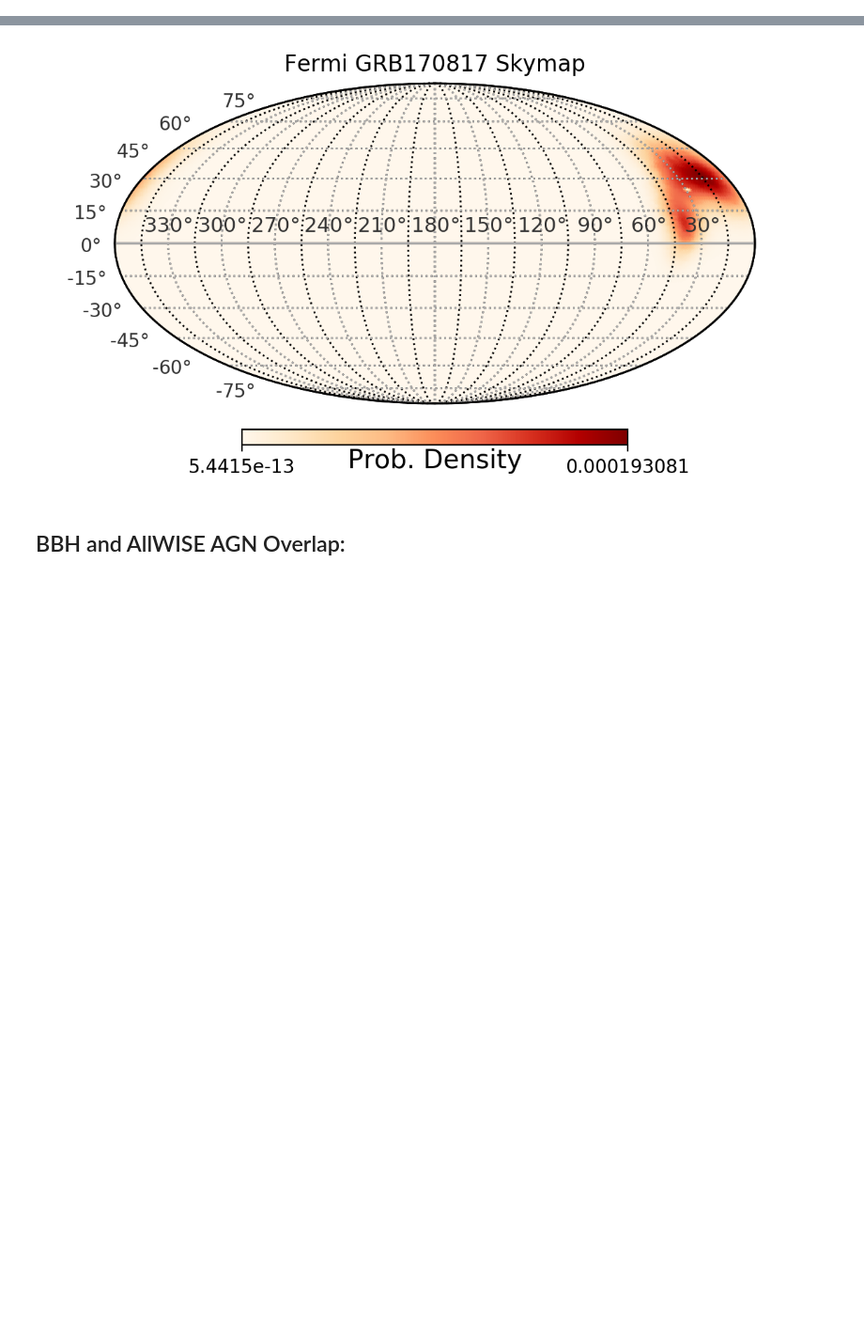
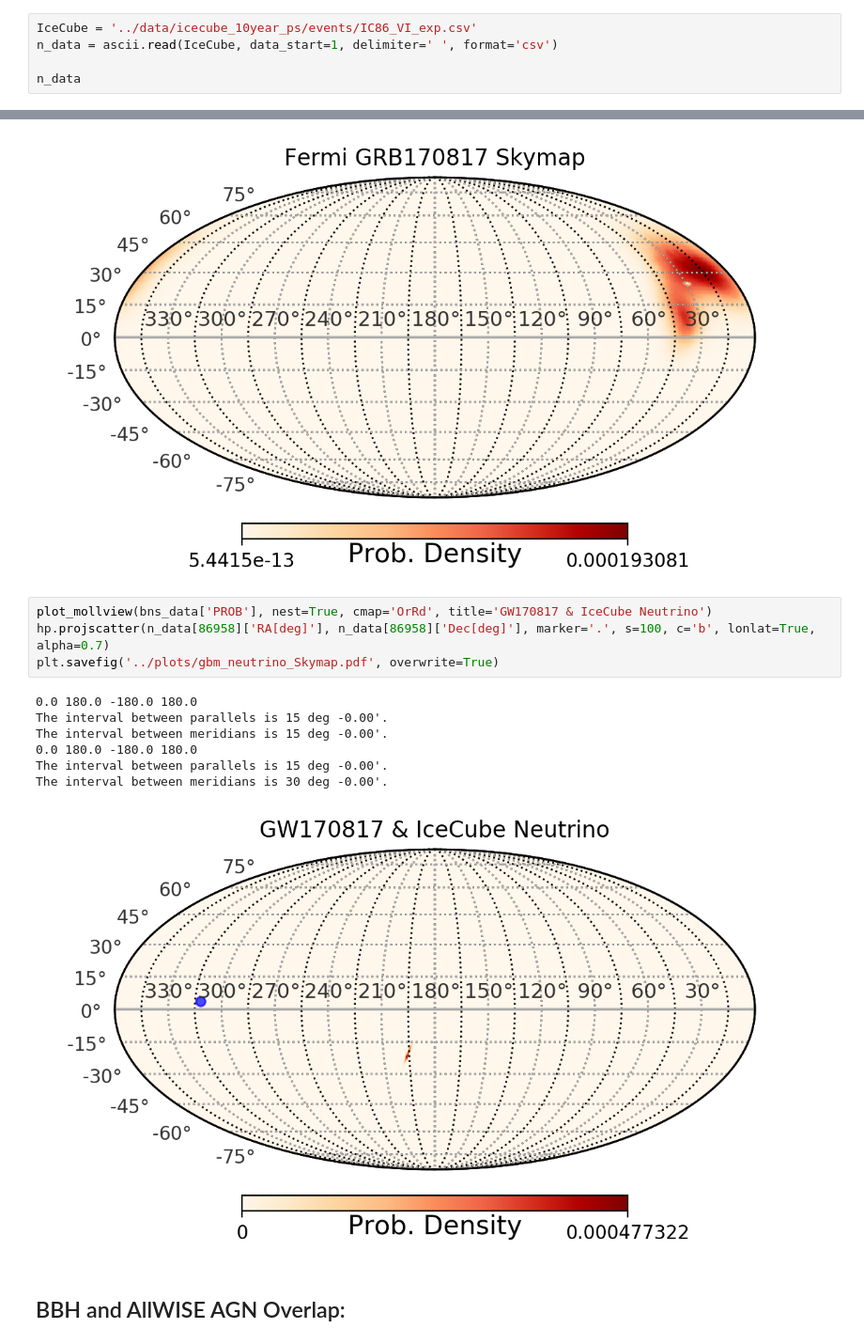
Before and after one commit to Amanda2212/MMA_Demos, a Jupyter notebook: jupyter_nbs/Localization_demo.ipynb, the cells around one changed output, grey strips where cells are left out. Shown at 94% size. Cells and saved outputs as stored; diff of their text form; blank space fills up the shorter version.

```diff
--- a/jupyter_nbs/Localization_demo.ipynb
+++ b/jupyter_nbs/Localization_demo.ipynb
@@ -283,0 +253,5 @@ No.    Name      Ver    Type      Cards   Dimensions   Format
+# %%
+IceCube = '../data/icecube_10year_ps/events/IC86_VI_exp.csv'
+n_data = ascii.read(IceCube, data_start=1, delimiter=' ', format='csv')
+
+n_data
@@ -414,6 +418,18 @@ The interval between meridians is 15 deg -0.00'.
 The interval between parallels is 15 deg -0.00'.
 The interval between meridians is 30 deg -0.00'.
 [figure]
+# %%
+plot_mollview(bns_data['PROB'], nest=True, cmap='OrRd', title='GW170817 & IceCube Neutrino')
+hp.projscatter(n_data[86958]['RA[deg]'], n_data[86958]['Dec[deg]'], marker='.', s=100, c='b', lonlat=True, alpha=0.7)
+plt.savefig('../plots/gbm_neutrino_Skymap.pdf', overwrite=True)
+# %% [output]
+0.0 180.0 -180.0 180.0
+The interval between parallels is 15 deg -0.00'.
+The interval between meridians is 15 deg -0.00'.
+0.0 180.0 -180.0 180.0
+The interval between parallels is 15 deg -0.00'.
+The interval between meridians is 30 deg -0.00'.
+[figure, added]
 # %% [markdown]
 ## BBH and AllWISE AGN Overlap:
 # %% [markdown]
```
Also changed, not shown: parts of 18 cells of this notebook, 3 other files.
